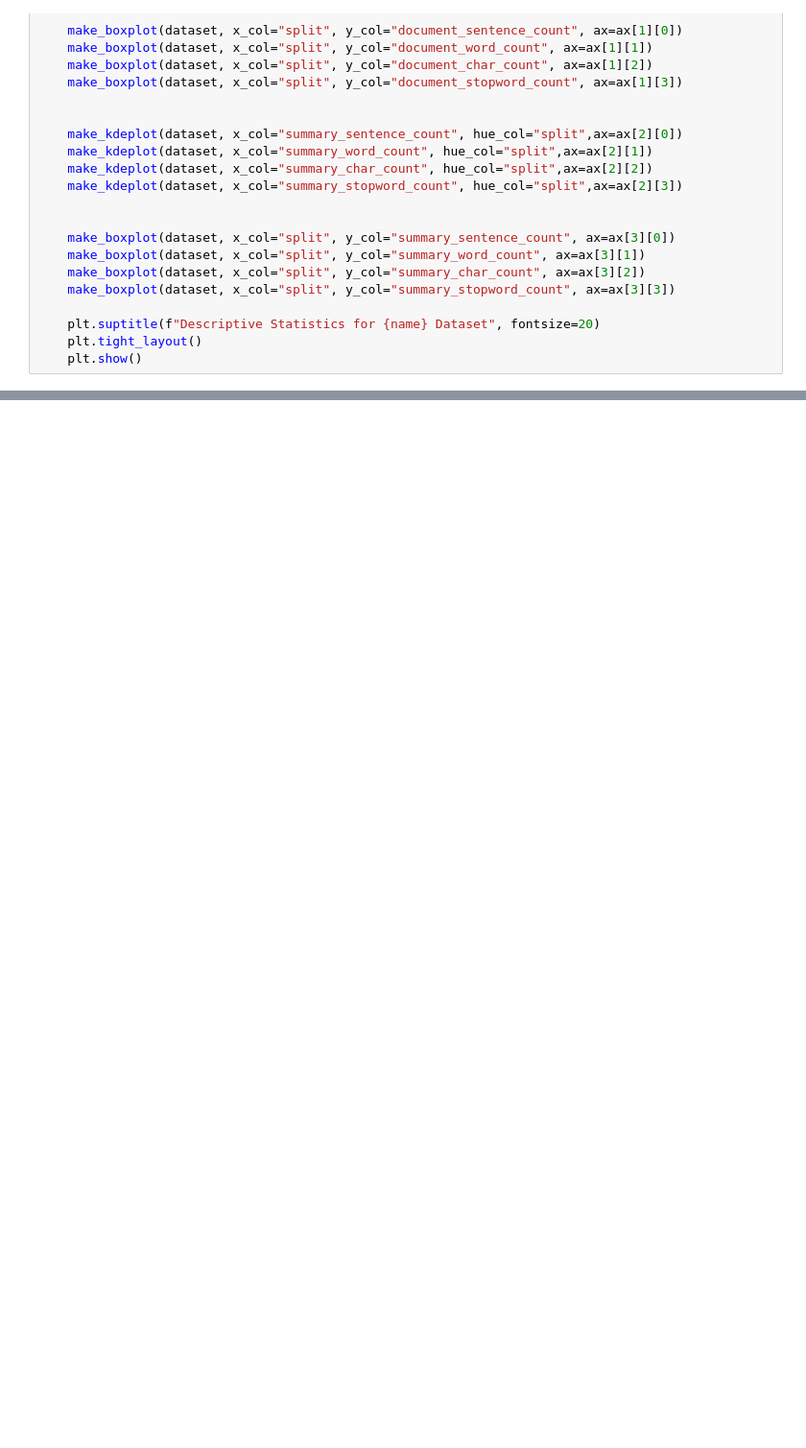
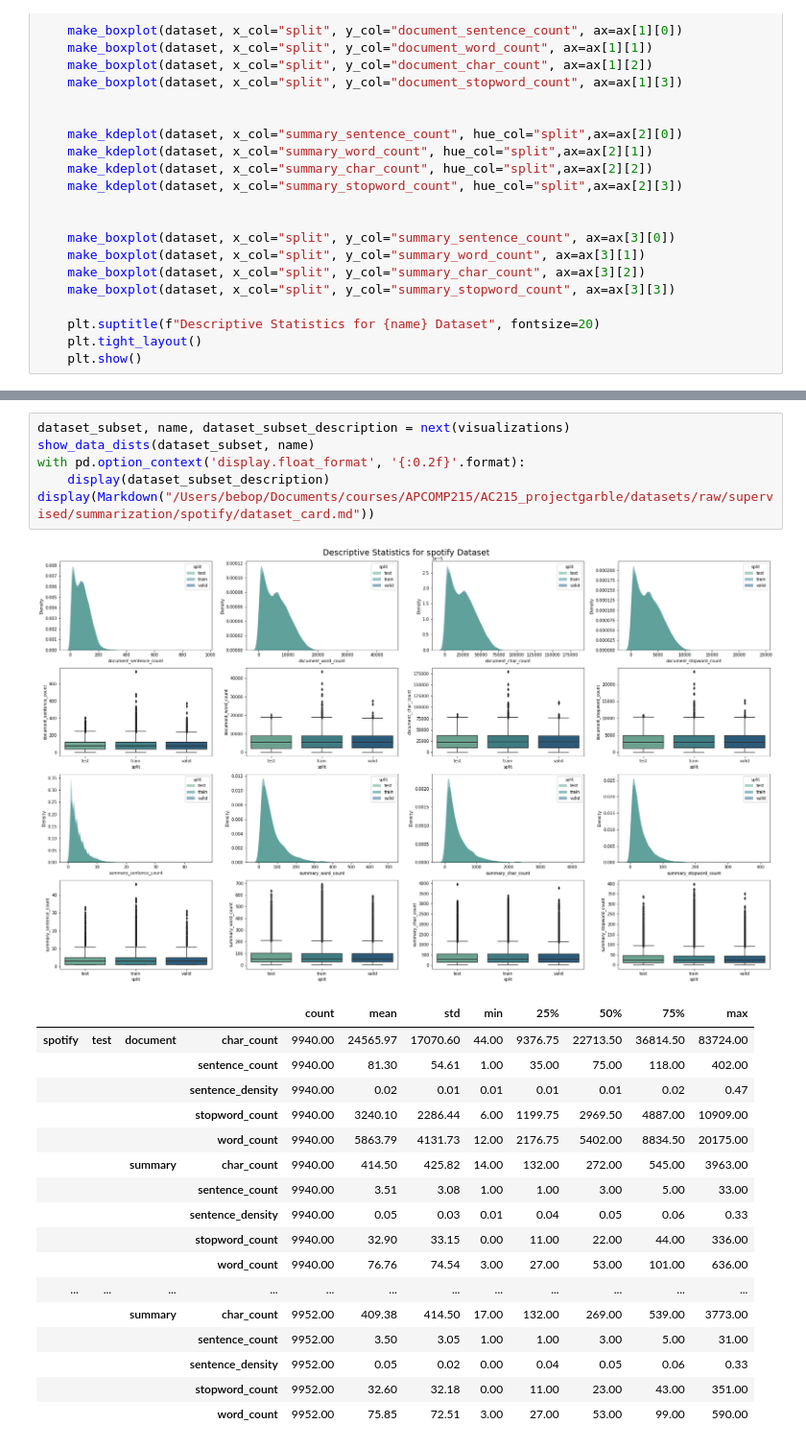
Before and after one commit to parambharat/AC215_projectgarble, a Jupyter notebook: notebooks/dataset_eda.ipynb, the cells around one changed output, grey strips where cells are left out. Shown at 96% size. Drawn from its saved outputs; the diff is of its cells as text; blank space fills up the shorter version.

```diff
--- a/notebooks/dataset_eda.ipynb
+++ b/notebooks/dataset_eda.ipynb
@@ -288,0 +453,25 @@ descriptions= pd.concat(descriptions, axis=0)
+# %%
+dataset_subset, name, dataset_subset_description = next(visualizations)
+show_data_dists(dataset_subset, name)
+with pd.option_context('display.float_format', '{:0.2f}'.format):
+    display(dataset_subset_description)
+display(Markdown("/Users/bebop/Documents/courses/APCOMP215/AC215_projectgarble/datasets/raw/supervised/summarization/spotify/dataset_card.md"))
+# %% [output]
+[figure, added]
+|  |  |  |  | count | mean | std | min | 25% | 50% | 75% | max |
+| spotify | test | document | char_count | 9940.00 | 24565.97 | 17070.60 | 44.00 | 9376.75 | 22713.50 | 36814.50 | 83724.00 |
+|  |  |  | sentence_count | 9940.00 | 81.30 | 54.61 | 1.00 | 35.00 | 75.00 | 118.00 | 402.00 |
+|  |  |  | sentence_density | 9940.00 | 0.02 | 0.01 | 0.01 | 0.01 | 0.01 | 0.02 | 0.47 |
+|  |  |  | stopword_count | 9940.00 | 3240.10 | 2286.44 | 6.00 | 1199.75 | 2969.50 | 4887.00 | 10909.00 |
+|  |  |  | word_count | 9940.00 | 5863.79 | 4131.73 | 12.00 | 2176.75 | 5402.00 | 8834.50 | 20175.00 |
+|  |  | summary | char_count | 9940.00 | 414.50 | 425.82 | 14.00 | 132.00 | 272.00 | 545.00 | 3963.00 |
+|  |  |  | sentence_count | 9940.00 | 3.51 | 3.08 | 1.00 | 1.00 | 3.00 | 5.00 | 33.00 |
+|  |  |  | sentence_density | 9940.00 | 0.05 | 0.03 | 0.01 | 0.04 | 0.05 | 0.06 | 0.33 |
+|  |  |  | stopword_count | 9940.00 | 32.90 | 33.15 | 0.00 | 11.00 | 22.00 | 44.00 | 336.00 |
+|  |  |  | word_count | 9940.00 | 76.76 | 74.54 | 3.00 | 27.00 | 53.00 | 101.00 | 636.00 |
+| ... | ... | ... | ... | ... | ... | ... | ... | ... | ... | ... | ... |
+|  |  | summary | char_count | 9952.00 | 409.38 | 414.50 | 17.00 | 132.00 | 269.00 | 539.00 | 3773.00 |
+|  |  |  | sentence_count | 9952.00 | 3.50 | 3.05 | 1.00 | 1.00 | 3.00 | 5.00 | 31.00 |
+|  |  |  | sentence_density | 9952.00 | 0.05 | 0.02 | 0.00 | 0.04 | 0.05 | 0.06 | 0.33 |
+|  |  |  | stopword_count | 9952.00 | 32.60 | 32.18 | 0.00 | 11.00 | 23.00 | 43.00 | 351.00 |
+|  |  |  | word_count | 9952.00 | 75.85 | 72.51 | 3.00 | 27.00 | 53.00 | 99.00 | 590.00 |
```
Also changed, not shown: parts of 18 cells of this notebook.
